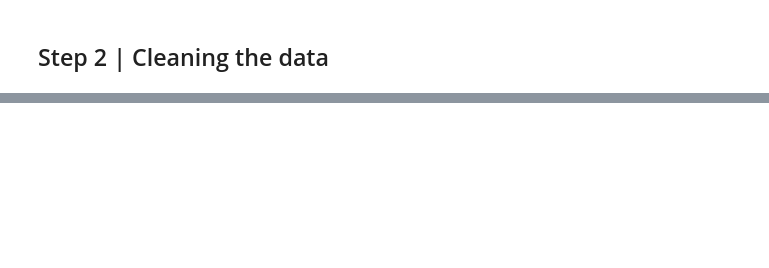
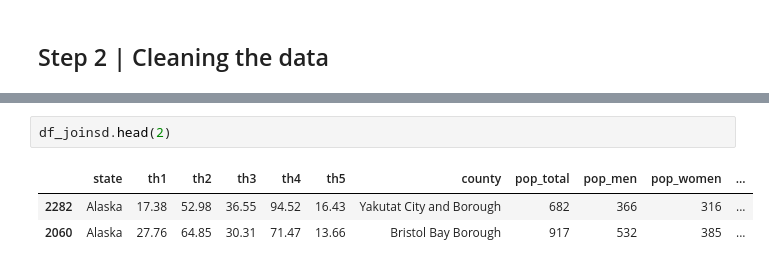
Before and after one commit to Jonessn22/maternal_health_indicators, a Jupyter notebook: 01_wrangle.ipynb, the cells around one changed output, grey strips where cells are left out. Saved outputs shown, nothing was run; the diff lists cells and outputs as text; blank space fills up the shorter version.

```diff
--- a/01_wrangle.ipynb
+++ b/01_wrangle.ipynb
@@ -120,0 +220,6 @@ Null Count: 0
+# %%
+df_joinsd.head(2)
+# %% [output]
+|  | state | th1 | th2 | th3 | th4 | th5 | county | pop_total | pop_men | pop_women | ... |
+| 2282 | Alaska | 17.38 | 52.98 | 36.55 | 94.52 | 16.43 | Yakutat City and Borough | 682 | 366 | 316 | ... |
+| 2060 | Alaska | 27.76 | 64.85 | 30.31 | 71.47 | 13.66 | Bristol Bay Borough | 917 | 532 | 385 | ... |
```
Also changed, not shown: parts of 21 cells of this notebook, 1 other file.
